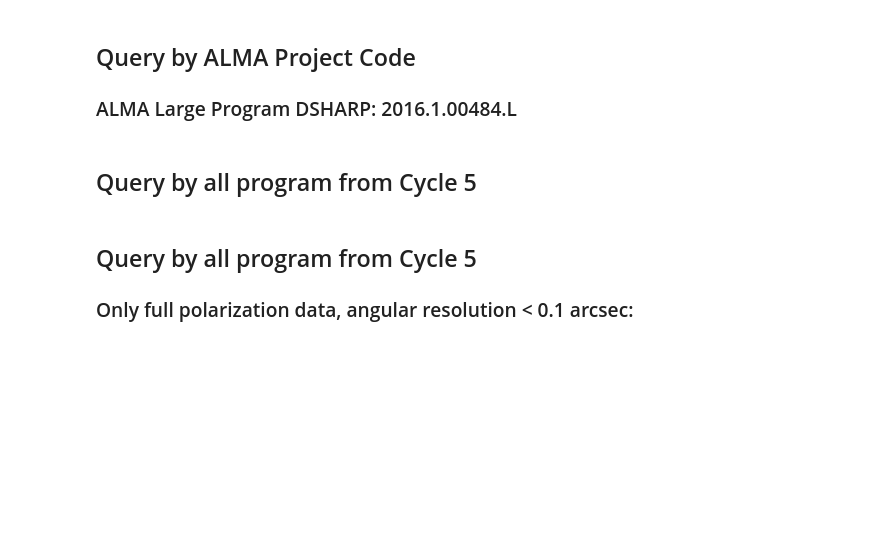
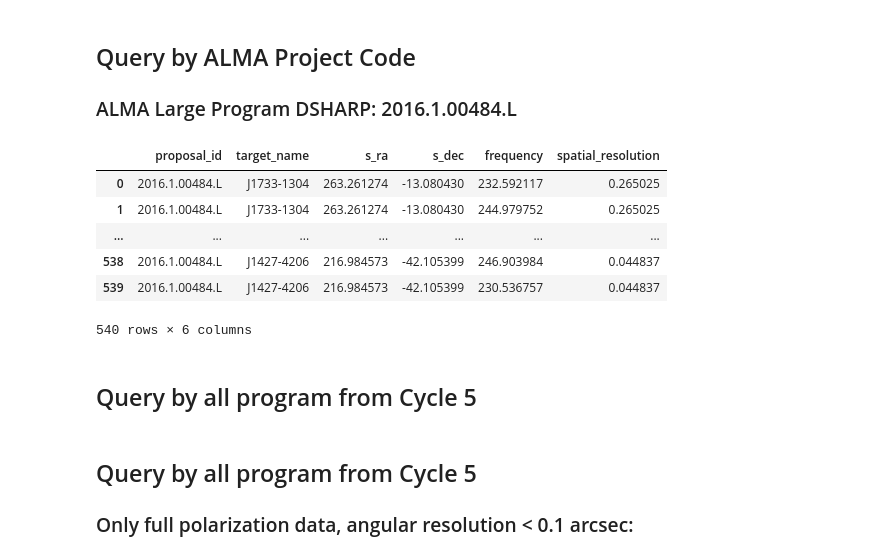
Before and after one commit to MTeasdale01/MTeasdale01, a Jupyter notebook: Query_tutorial_PPD.ipynb, the cells around one changed output. Saved outputs shown, nothing was run; the diff lists cells and outputs as text; code cells hidden in the pictures; blank space fills up the shorter version.

```diff
--- a/Query_tutorial_PPD.ipynb
+++ b/Query_tutorial_PPD.ipynb
@@ -312,12 +336,20 @@ q_results
 # %%
 query = f"""
             SELECT proposal_id, target_name, s_ra, s_dec, frequency,
                    spatial_resolution
             FROM ivoa.obscore
-            WHERE proposal_id like '...'
+            WHERE proposal_id like '2016.1.00484.L'
         """
 q_results = service.search(query).to_table().to_pandas()
 q_results
+# %% [output]
+|  | proposal_id | target_name | s_ra | s_dec | frequency | spatial_resolution |
+| 0 | 2016.1.00484.L | J1733-1304 | 263.261274 | -13.080430 | 232.592117 | 0.265025 |
+| 1 | 2016.1.00484.L | J1733-1304 | 263.261274 | -13.080430 | 244.979752 | 0.265025 |
+| ... | ... | ... | ... | ... | ... | ... |
+| 538 | 2016.1.00484.L | J1427-4206 | 216.984573 | -42.105399 | 246.903984 | 0.044837 |
+| 539 | 2016.1.00484.L | J1427-4206 | 216.984573 | -42.105399 | 230.536757 | 0.044837 |
+540 rows × 6 columns
 # %% [markdown]
 ## Query by all program from Cycle 5
 # %%
```
Also changed, not shown: parts of 3 cells of this notebook.
